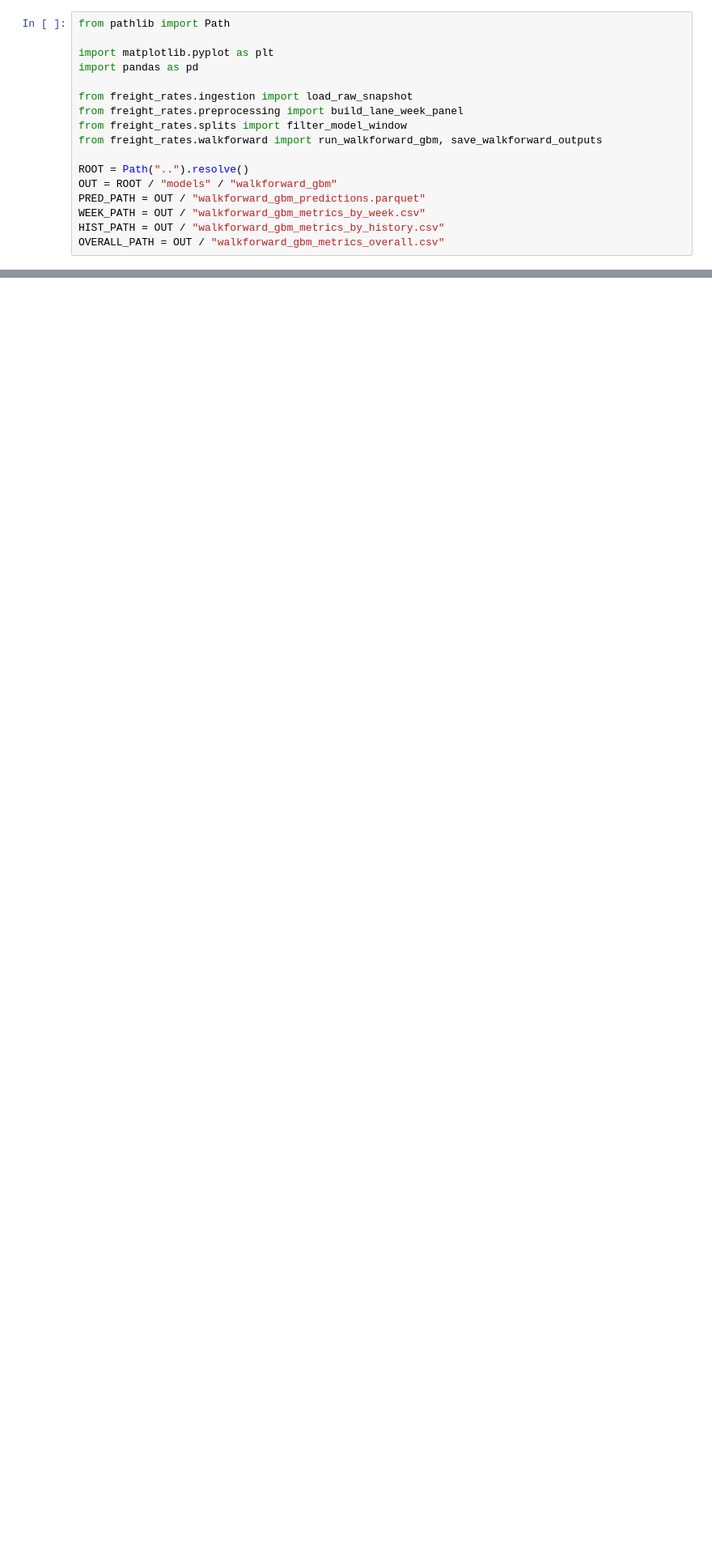
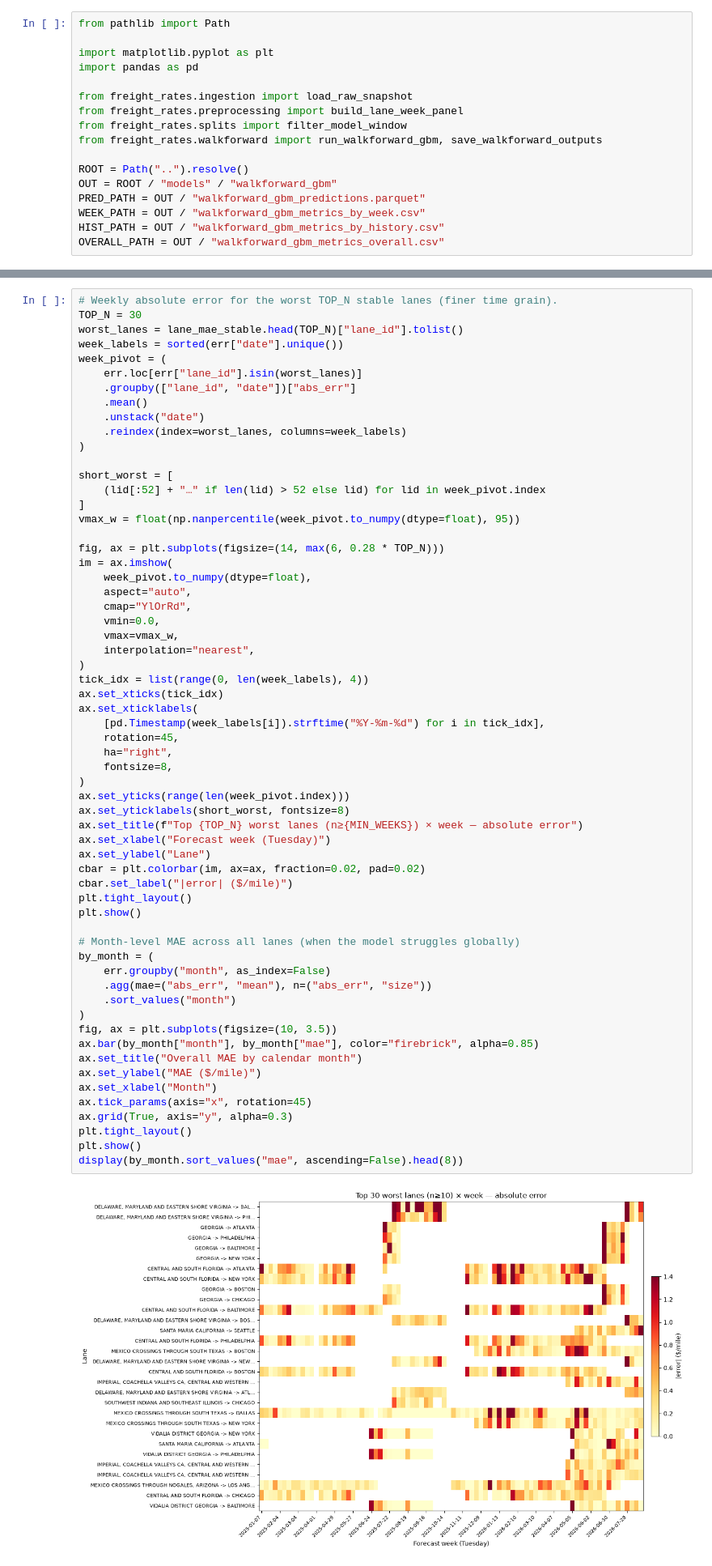
Before and after one commit to 4ngelGtz/freight_rate, a Jupyter notebook: notebooks/04_walkforward_gbm.ipynb, the cells around one changed output, grey strips where cells are left out. Shown at 81% size. Cells and saved outputs as stored; diff of their text form; blank space fills up the shorter version.

Commit message:
add heatmap error chat in NB04

```diff
--- a/notebooks/04_walkforward_gbm.ipynb
+++ b/notebooks/04_walkforward_gbm.ipynb
@@ -128,0 +235,63 @@ weekly_levels.head()
+# %%
+# Weekly absolute error for the worst TOP_N stable lanes (finer time grain).
+TOP_N = 30
+worst_lanes = lane_mae_stable.head(TOP_N)["lane_id"].tolist()
+week_labels = sorted(err["date"].unique())
+week_pivot = (
+    err.loc[err["lane_id"].isin(worst_lanes)]
+    .groupby(["lane_id", "date"])["abs_err"]
+    .mean()
+    .unstack("date")
+    .reindex(index=worst_lanes, columns=week_labels)
+)
+
+short_worst = [
+    (lid[:52] + "…" if len(lid) > 52 else lid) for lid in week_pivot.index
+]
+vmax_w = float(np.nanpercentile(week_pivot.to_numpy(dtype=float), 95))
+
+fig, ax = plt.subplots(figsize=(14, max(6, 0.28 * TOP_N)))
+im = ax.imshow(
+    week_pivot.to_numpy(dtype=float),
+    aspect="auto",
+    cmap="YlOrRd",
+    vmin=0.0,
+    vmax=vmax_w,
+    interpolation="nearest",
+)
+tick_idx = list(range(0, len(week_labels), 4))
+ax.set_xticks(tick_idx)
+ax.set_xticklabels(
+    [pd.Timestamp(week_labels[i]).strftime("%Y-%m-%d") for i in tick_idx],
+    rotation=45,
+    ha="right",
+    fontsize=8,
+)
+ax.set_yticks(range(len(week_pivot.index)))
+ax.set_yticklabels(short_worst, fontsize=8)
+ax.set_title(f"Top {TOP_N} worst lanes (n≥{MIN_WEEKS}) × week — absolute error")
+ax.set_xlabel("Forecast week (Tuesday)")
+ax.set_ylabel("Lane")
+cbar = plt.colorbar(im, ax=ax, fraction=0.02, pad=0.02)
+cbar.set_label("|error| ($/mile)")
+plt.tight_layout()
+plt.show()
+
+# Month-level MAE across all lanes (when the model struggles globally)
+by_month = (
+    err.groupby("month", as_index=False)
+    .agg(mae=("abs_err", "mean"), n=("abs_err", "size"))
+    .sort_values("month")
+)
+fig, ax = plt.subplots(figsize=(10, 3.5))
+ax.bar(by_month["month"], by_month["mae"], color="firebrick", alpha=0.85)
+ax.set_title("Overall MAE by calendar month")
+ax.set_ylabel("MAE ($/mile)")
+ax.set_xlabel("Month")
+ax.tick_params(axis="x", rotation=45)
+ax.grid(True, axis="y", alpha=0.3)
+plt.tight_layout()
+plt.show()
+display(by_month.sort_values("mae", ascending=False).head(8))
+# %% [output]
+[figure, added]
```
Also changed, not shown: parts of 7 cells of this notebook.
